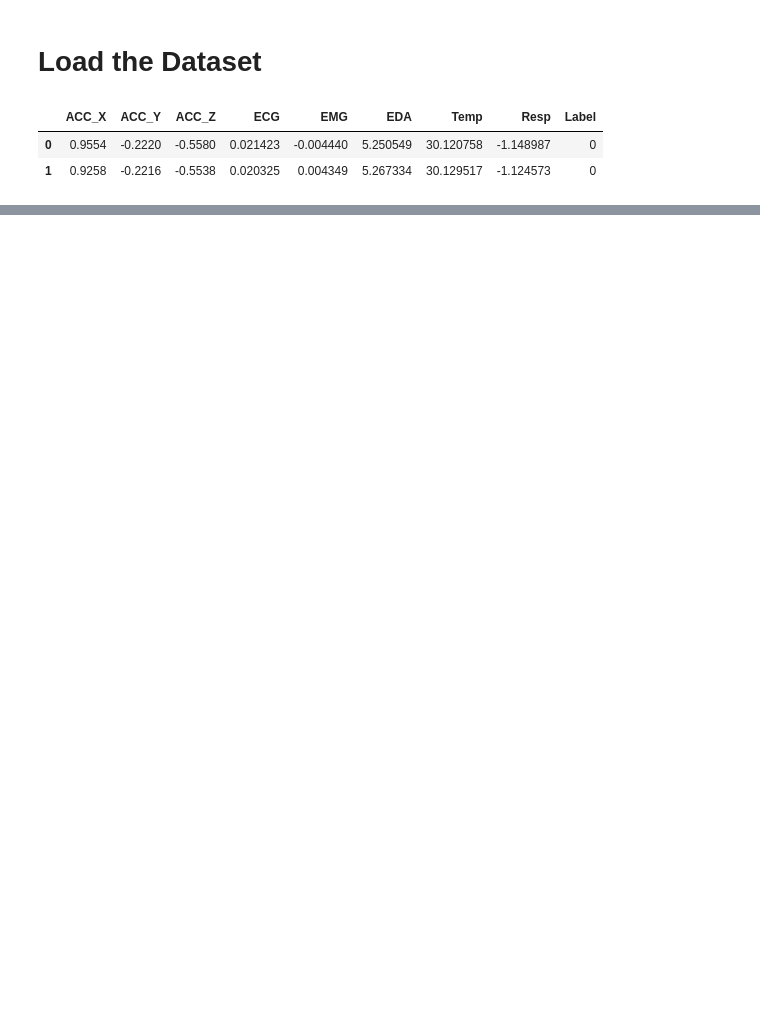
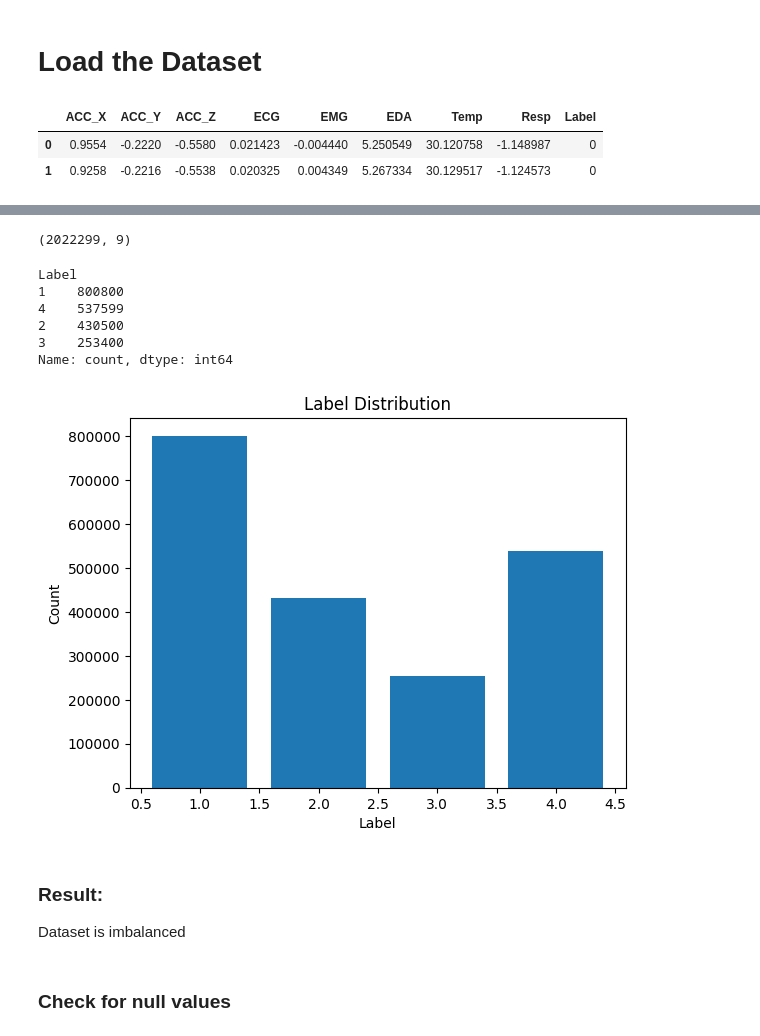
Before and after one commit to Yranshevare/XAI_For_Stress_and_Mental_Health_Prediction, a Jupyter notebook: ModelTraining/EDA.ipynb, the cells around one changed output, grey strips where cells are left out. Saved outputs shown, nothing was run; the diff lists cells and outputs as text; code cells hidden in the pictures; blank space fills up the shorter version.

```diff
--- a/ModelTraining/EDA.ipynb
+++ b/ModelTraining/EDA.ipynb
@@ -104,0 +33,37 @@ Unit: percentage variation
+# %%
+# Actual available data
+accept_label = [1, 2, 3, 4]
+df = df[df["Label"].isin(accept_label)]
+df.shape
+# %% [output]
+(2022299, 9)
+# %%
+df["Label"].value_counts()
+# %% [output]
+Label
+1    800800
+4    537599
+2    430500
+3    253400
+Name: count, dtype: int64
+# %%
+counts = df["Label"].value_counts()
+
+x = counts.index
+y = counts.values
+
+plt.bar(x, y)
+
+plt.xlabel("Label")
+plt.ylabel("Count")
+plt.title("Label Distribution")
+
+plt.show()
+# %% [output]
+[figure, added]
+# %% [markdown]
+### Result:
+
+Dataset is imbalanced
+# %% [markdown]
+### Check for null values
```
Also changed, not shown: parts of 14 cells of this notebook, 3 other files.
